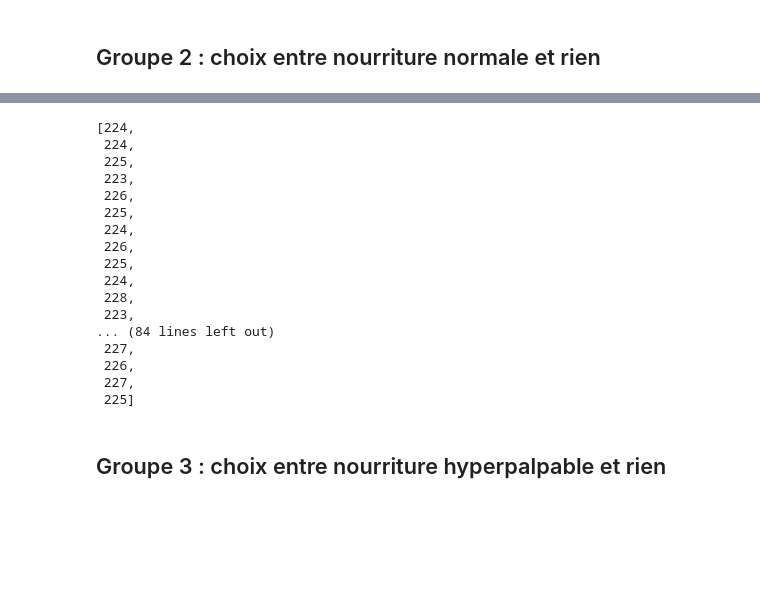
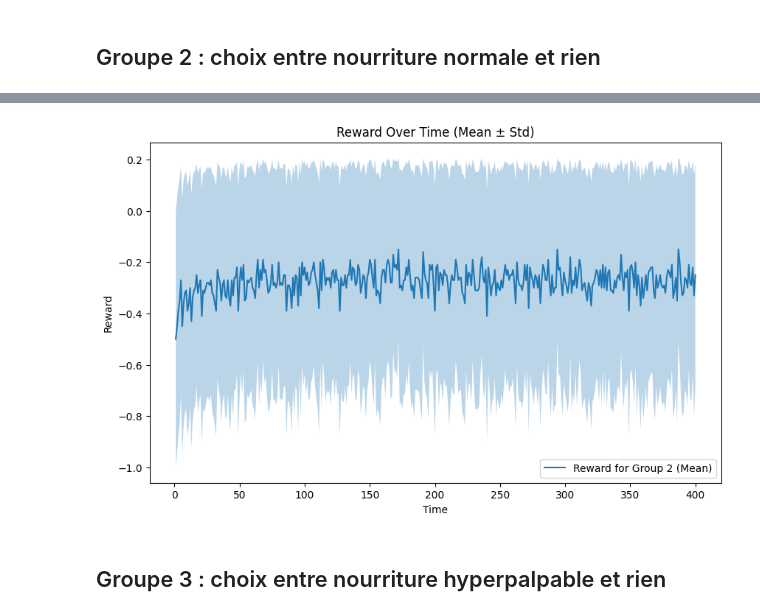
Before and after one commit to TsunomakiWatamelon/Homeostatic-Reinforcement-Learning, a Jupyter notebook: src/experiments/hyperpalatable.ipynb, the cells around one changed output, grey strips where cells are left out. Saved outputs shown, nothing was run; the diff lists cells and outputs as text; code cells hidden in the pictures; blank space fills up the shorter version.

```diff
--- a/src/experiments/hyperpalatable.ipynb
+++ b/src/experiments/hyperpalatable.ipynb
@@ -314,23 +273,17 @@ plt.show()
-# %%
-all_nb_normal_choices
-# %% [output]
-[224,
- 224,
- 225,
- 223,
- 226,
- 225,
- 224,
- 226,
- 225,
- 224,
- 228,
- 223,
-... (84 lines left out)
- 227,
- 226,
- 227,
- 225]
+# %%
+time = np.arange(1, nb_steps + 1)
+
+# Graphique de l'état interne au fil du temps
+plt.figure(figsize=(10, 6))
+plt.plot(time, reward_mean_group2, label="Reward for Group 2 (Mean)")
+plt.fill_between(time, reward_mean_group2 - reward_std_group2, reward_mean_group2 + reward_std_group2, alpha=0.3)
+plt.xlabel("Time")
+plt.ylabel("Reward")
+plt.title("Reward Over Time (Mean ± Std)")
+plt.legend()
+plt.show()
+# %% [output]
+[figure, added]
 # %% [markdown]
 ## Groupe 3 : choix entre nourriture hyperpalpable et rien
 # %%
```
Also changed, not shown: parts of 10 cells of this notebook, 1 other file.
